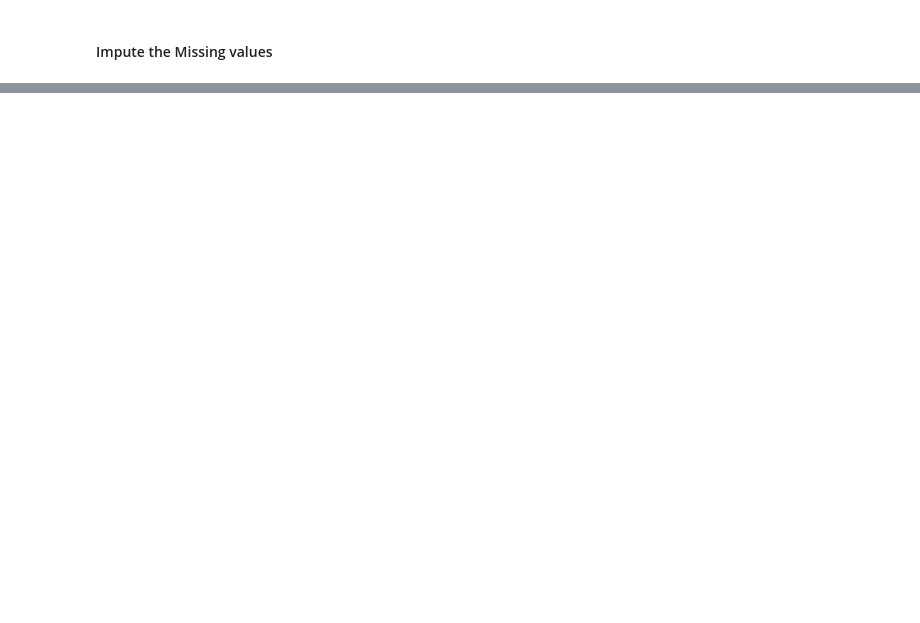
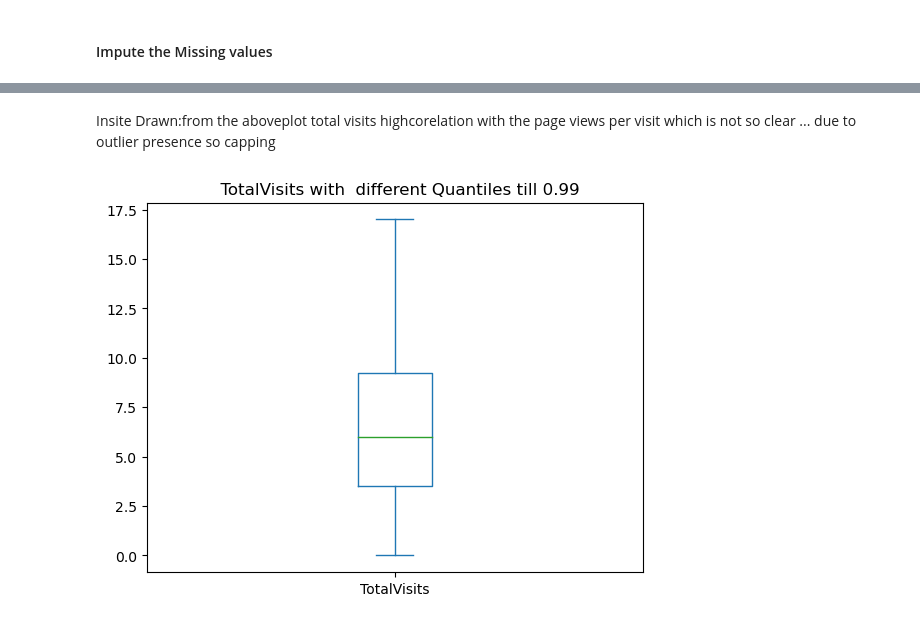
Before and after one commit to GUPTAMRASHI/LEAD_Project, a Jupyter notebook: Untitled.ipynb, the cells around one changed output, grey strips where cells are left out. Cells and saved outputs as stored; diff of their text form; code cells hidden in the pictures; blank space fills up the shorter version.

```diff
--- a/Untitled.ipynb
+++ b/Untitled.ipynb
@@ -247,0 +543,9 @@ Specialization,Lead Source,
+# %% [markdown]
+Insite Drawn:from the aboveplot total visits highcorelation with the page views per visit which is not so clear ... due to outlier presence so capping
+# %%
+data['TotalVisits'].quantile([0,0.5,0.75,0.90,0.95,0.99]).plot.box()
+plt.title('  TotalVisits with  different Quantiles till 0.99')
+
+plt.show()
+# %% [output]
+[figure, added]
```
Also changed, not shown: parts of 89 cells of this notebook.
